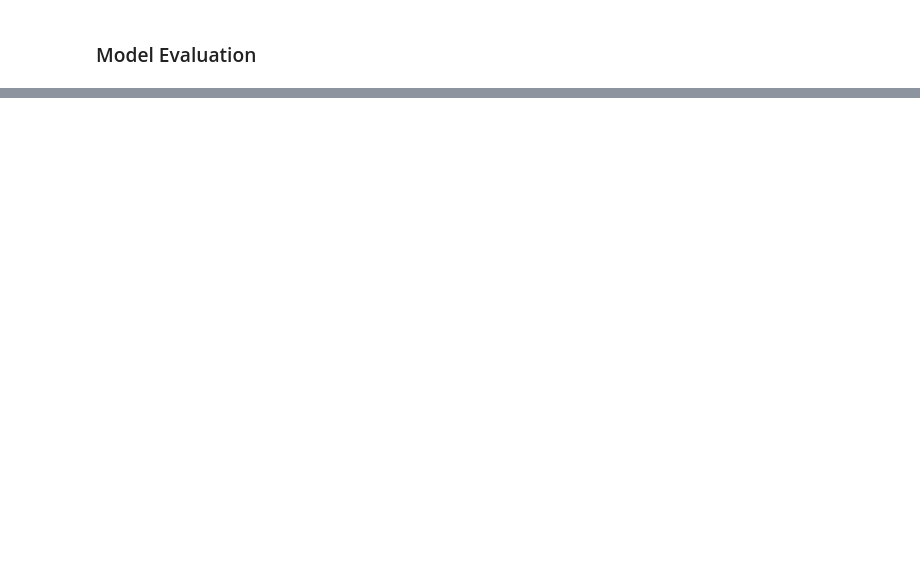
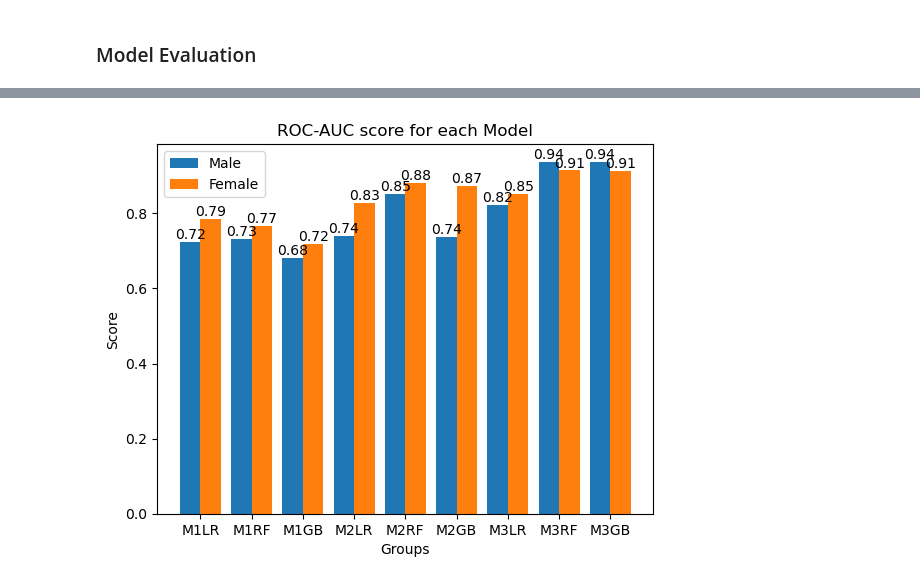
Before and after one commit to rfryrice/data-science, a Jupyter notebook: Project 3 - Detecting Sarcopenia.ipynb, the cells around one changed output, grey strips where cells are left out. Cells and saved outputs as stored; diff of their text form; code cells hidden in the pictures; blank space fills up the shorter version.

```diff
--- a/Project 3 - Detecting Sarcopenia.ipynb
+++ b/Project 3 - Detecting Sarcopenia.ipynb
@@ -448,9 +445,10 @@ scores = {"Male":[], "Female":[]}
 
 def score(xdata,ydata,pipe):
     ypredict = pipe.predict(xdata)
-    yscore = pipe.predict_proba(xdata)
+    #yscore = pipe.predict_proba(xdata)
     f1 = f1_score(ydata,ypredict)
-    return f1
+    auc = roc_auc_score(ydata, pipe.predict_proba(xdata)[:, 1])
+    return f1,auc
 # %% [markdown]
 ####  Model 1 Logistic Regression
 # %%
@@ -1014,0 +970,14 @@ plt.show()
+# %%
+fig, ax = plt.subplots()
+m = plt.bar(X_axis - 0.2,m_auc,0.4,label='Male')
+f = plt.bar(X_axis + 0.2,f_auc,0.4,label='Female')
+ax.bar_label(m,fmt='%.2f')
+ax.bar_label(f,fmt='%.2f')
+plt.xticks(X_axis, m_f1_lbl)
+plt.xlabel("Groups")
+plt.ylabel("Score")
+plt.title("ROC-AUC score for each Model")
+plt.legend()
+plt.show()
+# %% [output]
+[figure, added]
```
Also changed, not shown: parts of 13 cells of this notebook.
